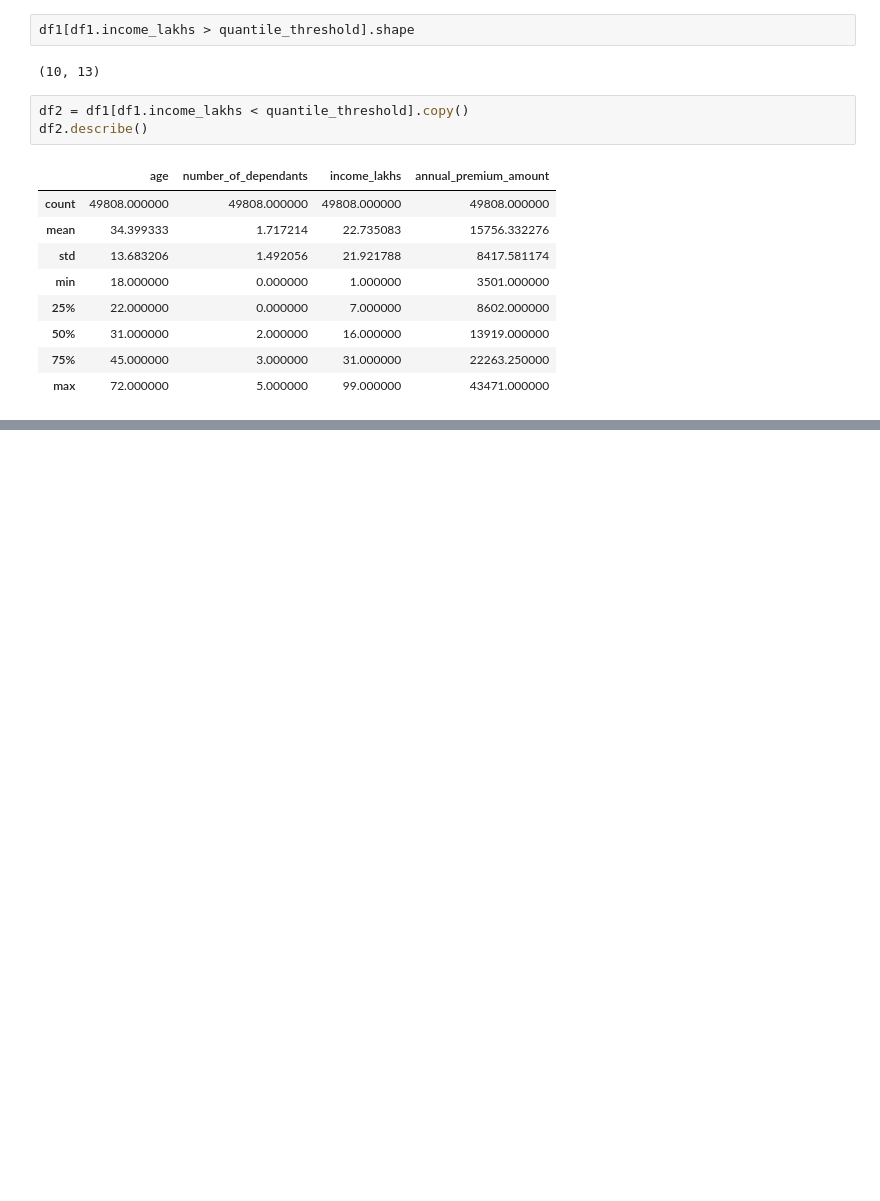
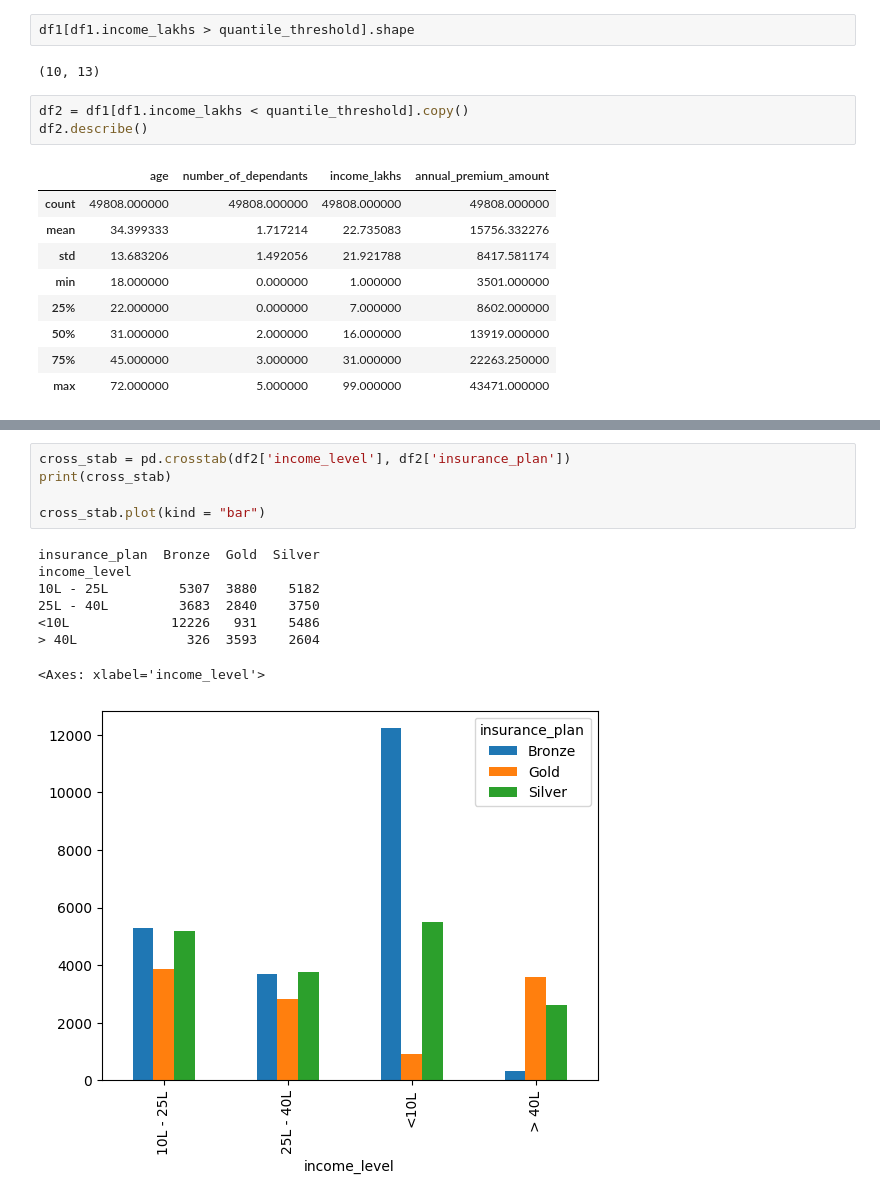
Before and after one commit to Somil-24/HealthCarePremiumCalculator, a Jupyter notebook: premium_prediction/ml_premium_prediction.ipynb, the cells around one changed output, grey strips where cells are left out. Drawn from its saved outputs; the diff is of its cells as text; blank space fills up the shorter version.

```diff
--- a/premium_prediction/ml_premium_prediction.ipynb
+++ b/premium_prediction/ml_premium_prediction.ipynb
@@ -111,0 +199,14 @@ df2.describe()
+# %%
+cross_stab = pd.crosstab(df2['income_level'], df2['insurance_plan'])
+print(cross_stab)
+
+cross_stab.plot(kind = "bar")
+# %% [output]
+insurance_plan  Bronze  Gold  Silver
+income_level
+10L - 25L         5307  3880    5182
+25L - 40L         3683  2840    3750
+<10L             12226   931    5486
+> 40L              326  3593    2604
+<Axes: xlabel='income_level'>
+[figure, added]
```
Also changed, not shown: parts of 9 cells of this notebook.
